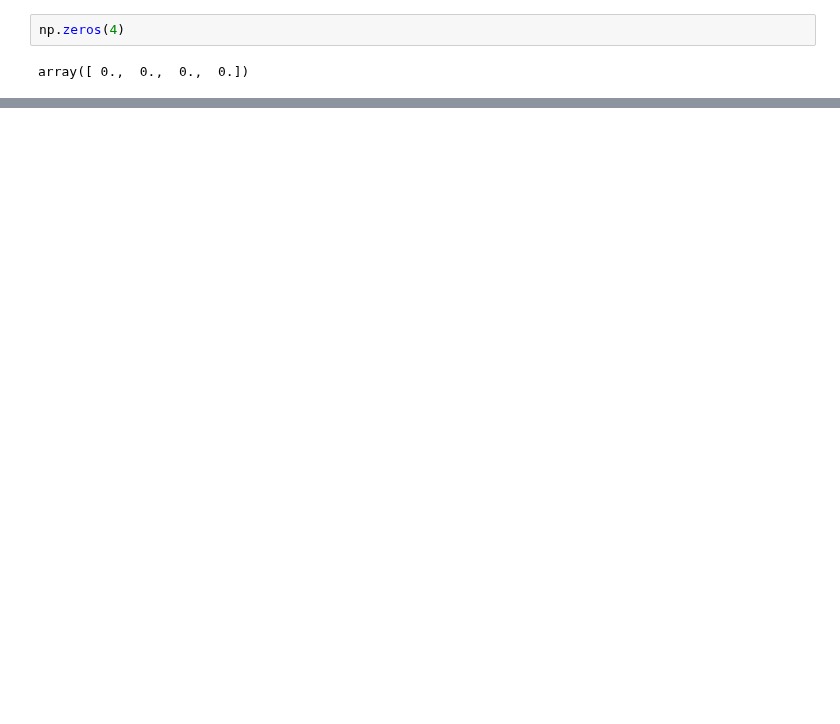
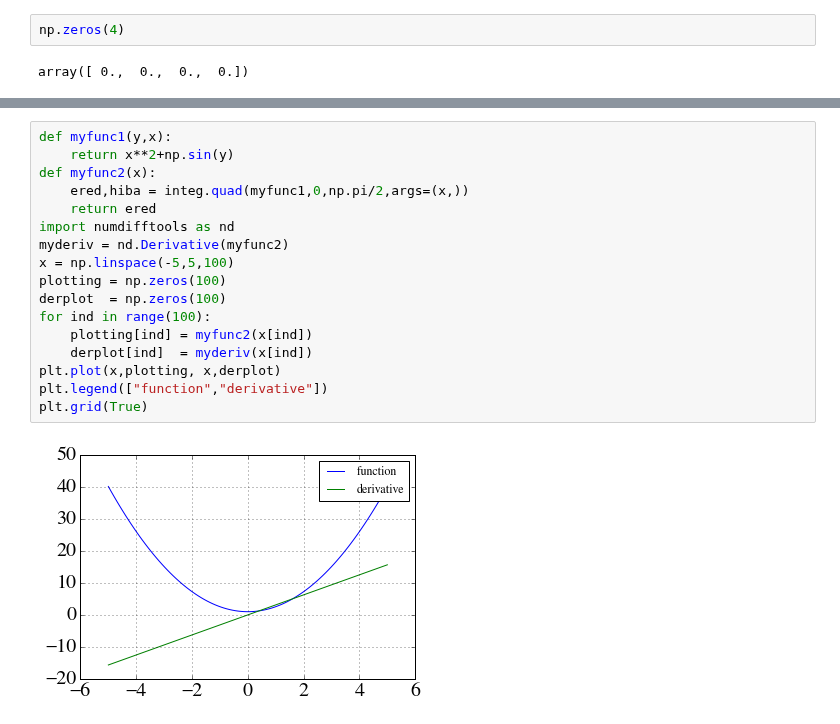
Before and after one commit to nemetniki/General-linear-model, a Jupyter notebook: NDPA_sensitivity.ipynb, the cells around one changed output, grey strips where cells are left out. Cells and saved outputs as stored; diff of their text form; blank space fills up the shorter version.

Commit message:
integrating over

```diff
--- a/NDPA_sensitivity.ipynb
+++ b/NDPA_sensitivity.ipynb
@@ -408,0 +594,19 @@ np.arccos(-.75)/np.sqrt(1-.75**2)
+# %%
+def myfunc1(y,x):
+    return x**2+np.sin(y)
+def myfunc2(x):
+    ered,hiba = integ.quad(myfunc1,0,np.pi/2,args=(x,))
+    return ered
+import numdifftools as nd
+myderiv = nd.Derivative(myfunc2)
+x = np.linspace(-5,5,100)
+plotting = np.zeros(100)
+derplot  = np.zeros(100)
+for ind in range(100):
+    plotting[ind] = myfunc2(x[ind])
+    derplot[ind]  = myderiv(x[ind])
+plt.plot(x,plotting, x,derplot)
+plt.legend(["function","derivative"])
+plt.grid(True)
+# %% [output]
+[figure, added]
```
Also changed, not shown: parts of 7 cells of this notebook, 3 other files.
